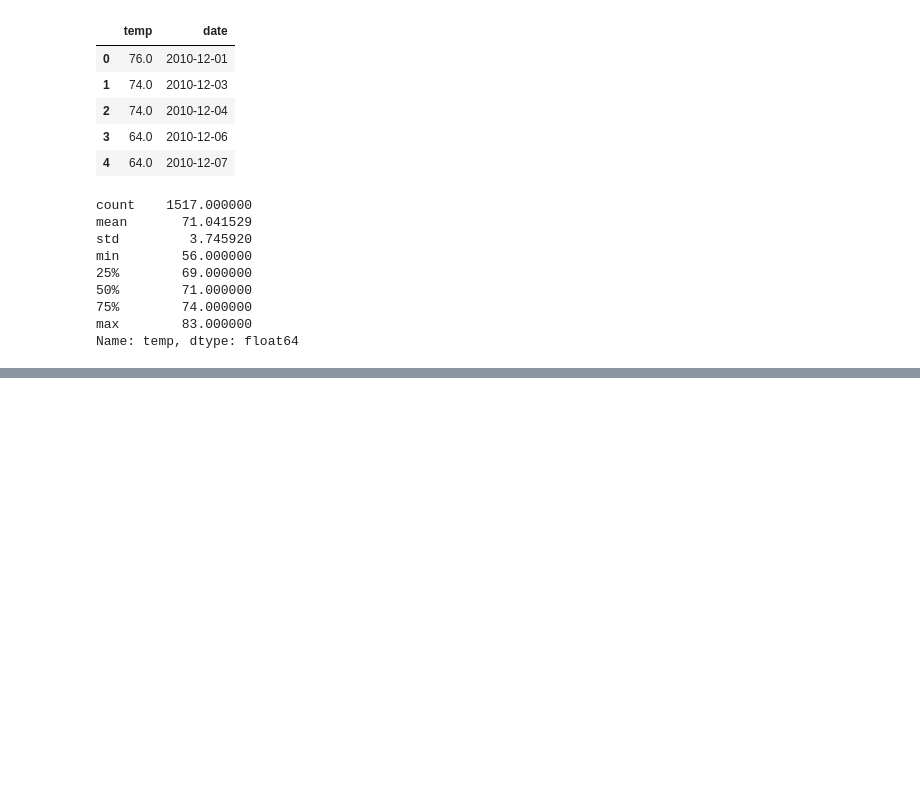
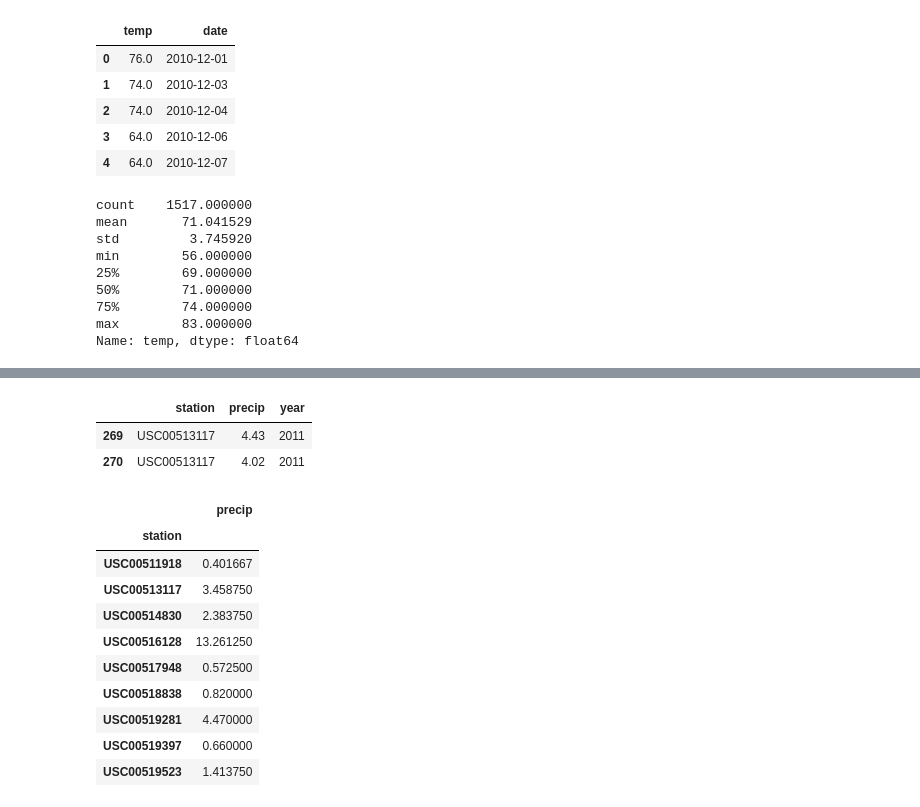
Before and after one commit to kmburkezoo/surfs_up, a Jupyter notebook: SurfsUp_Challenge.ipynb, the cells around one changed output, grey strips where cells are left out. Drawn from its saved outputs; the diff is of its cells as text; code cells hidden in the pictures; blank space fills up the shorter version.

Commit message:
additional queries, precipitation images, and readme

```diff
--- a/SurfsUp_Challenge.ipynb
+++ b/SurfsUp_Challenge.ipynb
@@ -165,3 +165,9 @@ min        56.000000
 75%        74.000000
 max        83.000000
 Name: temp, dtype: float64
+# %%
+june_precip_df = pd.DataFrame(session.query(Measurement.station, Measurement.prcp, extract('year', Measurement.date)).\
+                              filter(extract('month', Measurement.date) == 6).all(),
+                         columns = ['station', 'precip','year'])
+june_precip_df.fillna(0,inplace=True)
+june_precip_df['precip'].describe()
@@ -167,0 +184,22 @@ Name: temp, dtype: float64
+# %%
+june_precip_df.loc[june_precip_df['precip']>4]
+# %% [output]
+|  | station | precip | year |
+| 269 | USC00513117 | 4.43 | 2011 |
+| 270 | USC00513117 | 4.02 | 2011 |
+# %%
+june_precip_totals = june_precip_df.groupby(['station', 'year']).sum()[['precip']]
+june_precip_avgs = june_precip_totals.groupby(['station']).mean()[['precip']]
+june_precip_avgs
+# %% [output]
+|  | precip |
+| station |  |
+| USC00511918 | 0.401667 |
+| USC00513117 | 3.458750 |
+| USC00514830 | 2.383750 |
+| USC00516128 | 13.261250 |
+| USC00517948 | 0.572500 |
+| USC00518838 | 0.820000 |
+| USC00519281 | 4.470000 |
+| USC00519397 | 0.660000 |
+| USC00519523 | 1.413750 |
```
Also changed, not shown: parts of 4 cells of this notebook, 7 other files.
